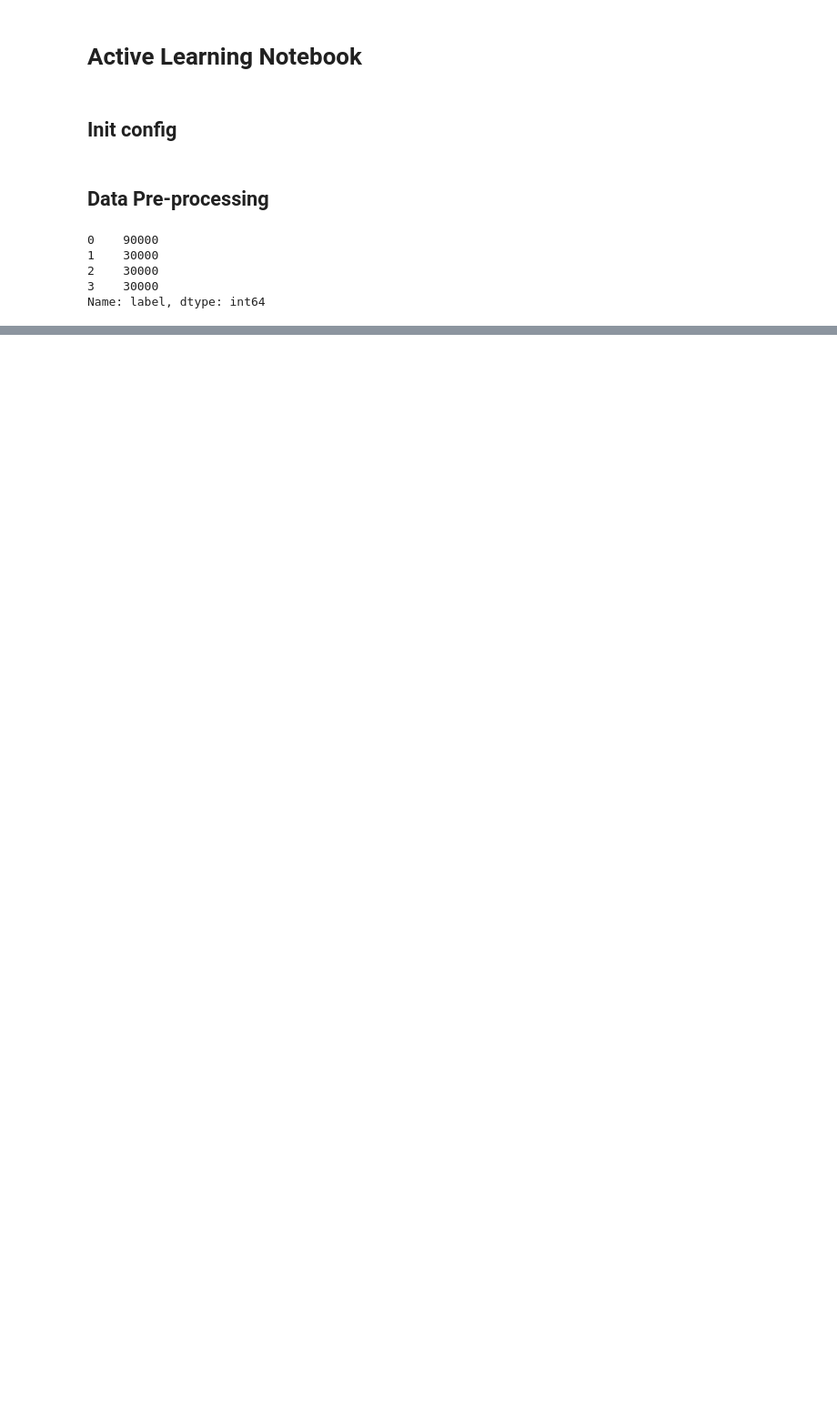
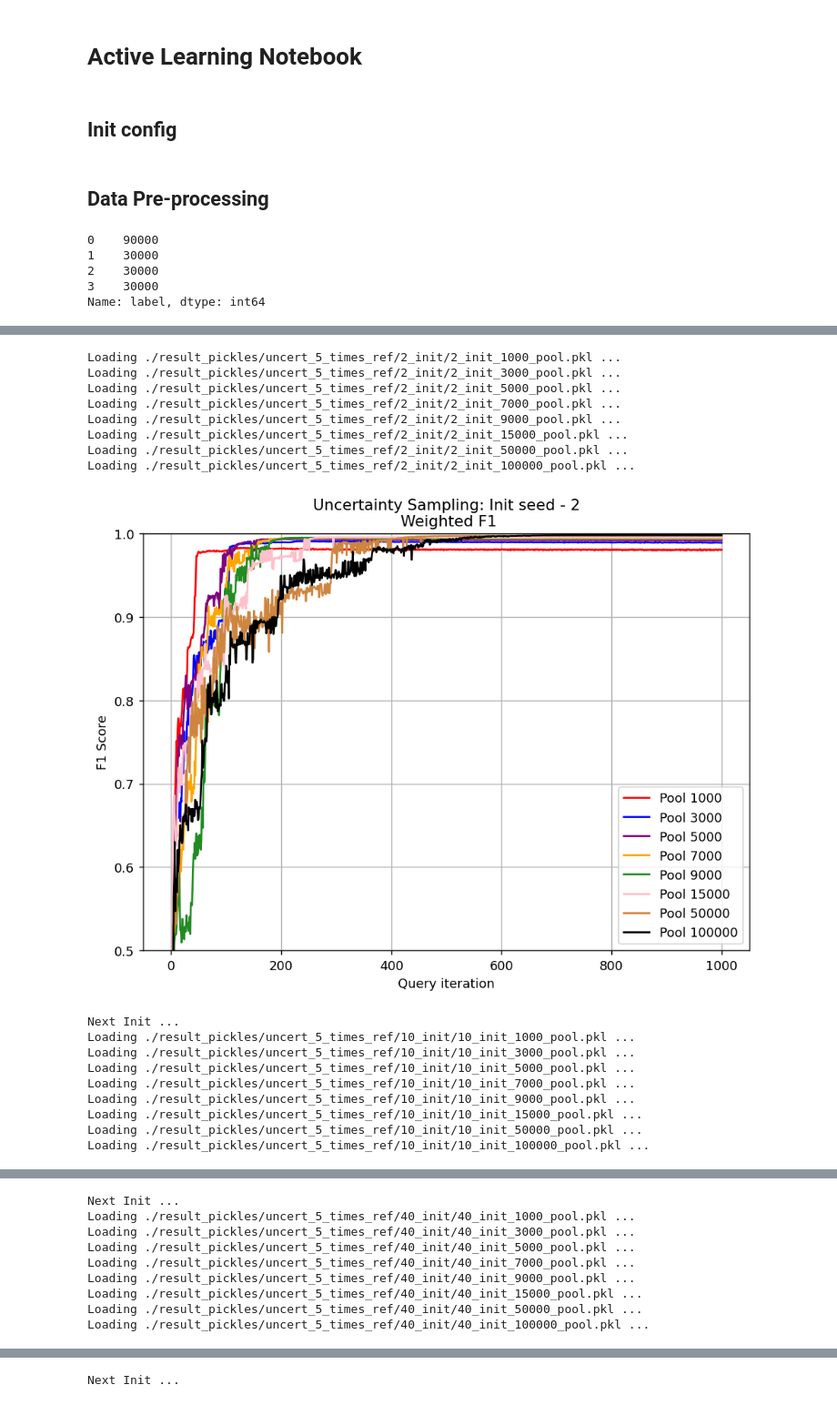
Before and after one commit to kei5uke/botnet-active-learning, a Jupyter notebook: botnet_active_learning.ipynb, the cells around one changed output, grey strips where cells are left out. Shown: that part at 91% size. Cells and saved outputs as stored; diff of their text form; code cells hidden in the pictures; blank space fills up the shorter version.

Commit message:
clean output

```diff
--- a/botnet_active_learning.ipynb
+++ b/botnet_active_learning.ipynb
@@ -171,11 +157,3 @@ result.shape
 # %%
-QUERY_NUM = 1000
-REPEAT = 5
-INIT_SEED_PATTERN = [2, 10, 40, 200]
-POOL_SIZE_PATTERN = [1000, 3000, 5000, 7000, 9000, 15000, 50000, 100000]
-DIR_NAME = './result_pickles/test_run/uncert_5_times/*'
+RESULT_PICKLE_DIR = RESULT_DIR_NAME
+DIR_NAME = f'./result_pickles/{RESULT_PICKLE_DIR}'
-# %%
-QUERY_NUM = 10
-REPEAT = 3
-INIT_SEED_PATTERN = [10, 15]
-POOL_SIZE_PATTERN = [17, 18, 19, 20]
@@ -182,10 +179,11 @@ POOL_SIZE_PATTERN = [17, 18, 19, 20]
 # %%
-def getAvg(result):
+def getAvg(result, avg_type, metric):
     pool_result = []
+    t = get_index_by_type(avg_type, metric)
     for i in range(QUERY_NUM + 1):
         avg = 0
         for p in range(REPEAT):
-            avg += result[p][i][4]
+            avg += result[p][i][t]
         avg /= REPEAT
         pool_result.append(avg)
     return pool_result
@@ -192,13 +212,14 @@ def getAvg(result):
 # %%
-for init_size in INIT_SEED_PATTERN:
-    for pool_size in POOL_SIZE_PATTERN:
-        target = DIR_NAME + f'{init_size}*/*{pool_size}*'
-        file_name = glob.glob(target)[0]
-        print(f'Loading {file_name} ...')
-        with open(file_name, 'rb') as f:
-            rs = pickle.load(f)
-            tmp = getAvg(rs)
-            print(len(tmp))
-
-
-    print('Next Init ...')
+def make_graph(avg_type, metric):
+    for init_size in INIT_SEED_PATTERN:
+        result = []
+        for pool_size in POOL_SIZE_PATTERN:
+            target = DIR_NAME + f'/{init_size}_init/*_{pool_size}_pool*'
+            file_name = glob.glob(target)[0]
+            print(f'Loading {file_name} ...')
+            with open(file_name, 'rb') as f:
+                rs = pickle.load(f)
+                tmp = getAvg(rs, avg_type=avg_type.lower(), metric=metric.lower())
+                result.append(tmp)
+        output_graph(result, init_size, avg_type, metric)
+        print('Next Init ...')
@@ -223,0 +226,21 @@ Next Init ...
+# %%
+make_graph('Weighted', 'F1')
+# %% [output]
+Loading ./result_pickles/uncert_5_times_ref/2_init/2_init_1000_pool.pkl ...
+Loading ./result_pickles/uncert_5_times_ref/2_init/2_init_3000_pool.pkl ...
+Loading ./result_pickles/uncert_5_times_ref/2_init/2_init_5000_pool.pkl ...
+Loading ./result_pickles/uncert_5_times_ref/2_init/2_init_7000_pool.pkl ...
+Loading ./result_pickles/uncert_5_times_ref/2_init/2_init_9000_pool.pkl ...
+Loading ./result_pickles/uncert_5_times_ref/2_init/2_init_15000_pool.pkl ...
+Loading ./result_pickles/uncert_5_times_ref/2_init/2_init_50000_pool.pkl ...
+Loading ./result_pickles/uncert_5_times_ref/2_init/2_init_100000_pool.pkl ...
+[figure, added]
+Next Init ...
+Loading ./result_pickles/uncert_5_times_ref/10_init/10_init_1000_pool.pkl ...
+Loading ./result_pickles/uncert_5_times_ref/10_init/10_init_3000_pool.pkl ...
+Loading ./result_pickles/uncert_5_times_ref/10_init/10_init_5000_pool.pkl ...
+Loading ./result_pickles/uncert_5_times_ref/10_init/10_init_7000_pool.pkl ...
+Loading ./result_pickles/uncert_5_times_ref/10_init/10_init_9000_pool.pkl ...
+Loading ./result_pickles/uncert_5_times_ref/10_init/10_init_15000_pool.pkl ...
+Loading ./result_pickles/uncert_5_times_ref/10_init/10_init_50000_pool.pkl ...
+Loading ./result_pickles/uncert_5_times_ref/10_init/10_init_100000_pool.pkl ...
@@ -223,0 +248,9 @@ Next Init ...
+Next Init ...
+Loading ./result_pickles/uncert_5_times_ref/40_init/40_init_1000_pool.pkl ...
+Loading ./result_pickles/uncert_5_times_ref/40_init/40_init_3000_pool.pkl ...
+Loading ./result_pickles/uncert_5_times_ref/40_init/40_init_5000_pool.pkl ...
+Loading ./result_pickles/uncert_5_times_ref/40_init/40_init_7000_pool.pkl ...
+Loading ./result_pickles/uncert_5_times_ref/40_init/40_init_9000_pool.pkl ...
+Loading ./result_pickles/uncert_5_times_ref/40_init/40_init_15000_pool.pkl ...
+Loading ./result_pickles/uncert_5_times_ref/40_init/40_init_50000_pool.pkl ...
+Loading ./result_pickles/uncert_5_times_ref/40_init/40_init_100000_pool.pkl ...
@@ -223,0 +268 @@ Next Init ...
+Next Init ...
```
Also changed, not shown: parts of 17 cells of this notebook.
